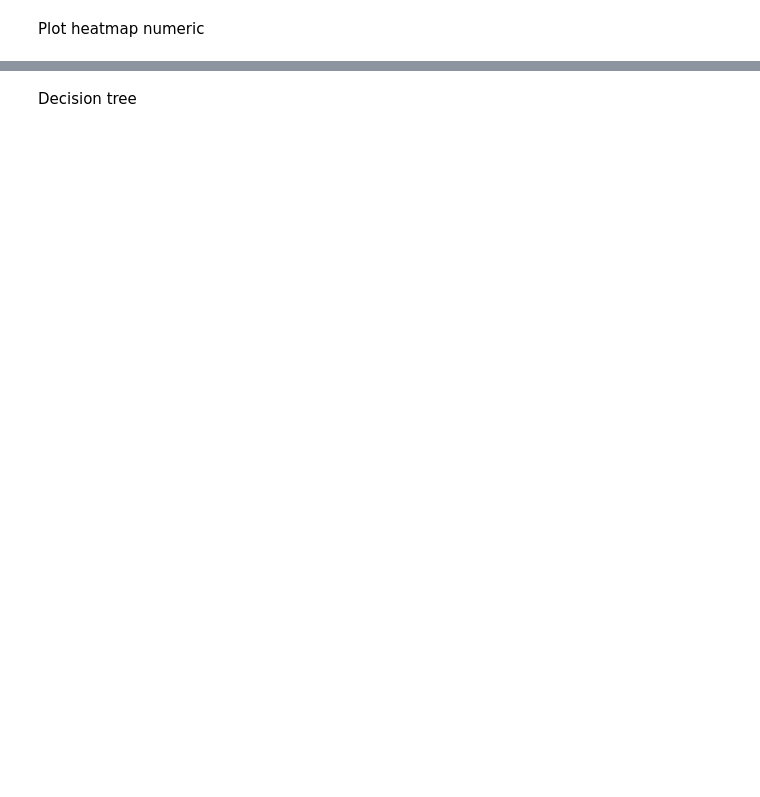
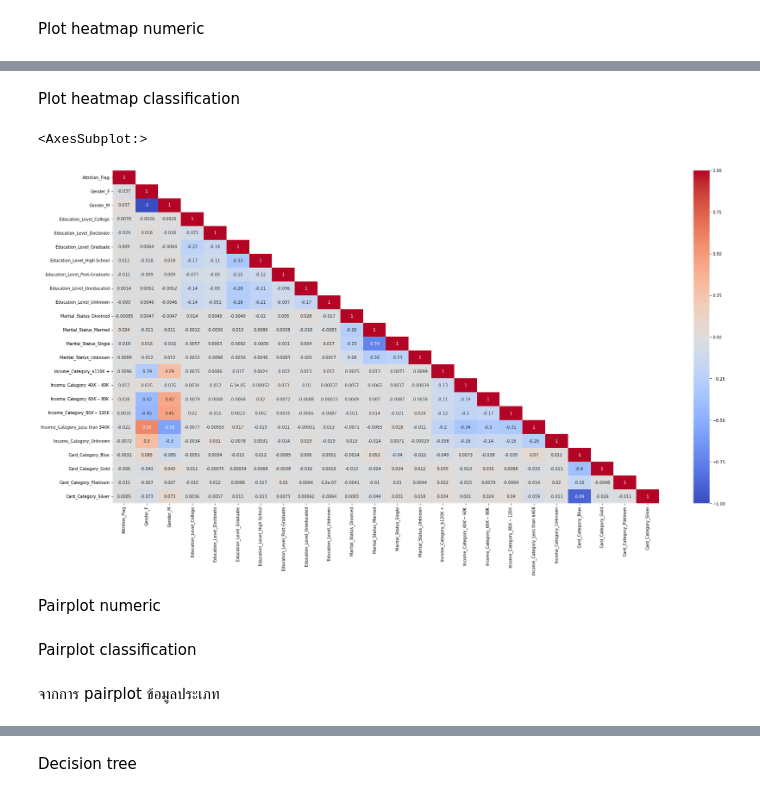
Before and after one commit to Kla10011/FRA503-MACHINE-LEARNING, a Jupyter notebook: HW_2_6351_card/HW_2_6351.ipynb, the cells around one changed output, grey strips where cells are left out. Cells and saved outputs as stored; diff of their text form; code cells hidden in the pictures; blank space fills up the shorter version.

```diff
--- a/HW_2_6351_card/HW_2_6351.ipynb
+++ b/HW_2_6351_card/HW_2_6351.ipynb
@@ -94,0 +103,15 @@ sns.heatmap(corr,mask= mask,vmax =9,annot= True,cmap= 'inferno')
+# %% [markdown]
+Plot heatmap classification
+# %%
+corr = df_class.corr()
+mask = np.array(corr)
+# print(corr)
+mask[np.tril_indices_from(mask)] = False
+fig,ax = plt.subplots()
+fig.set_size_inches(30,15)
+sns.heatmap(corr,mask= mask,vmax =1,vmin =-1,annot= True,cmap= 'coolwarm')
+# %% [output]
+<AxesSubplot:>
+[figure, added]
+# %% [markdown]
+Pairplot numeric
@@ -94,0 +120,2 @@ sns.heatmap(corr,mask= mask,vmax =9,annot= True,cmap= 'inferno')
+# %% [markdown]
+Pairplot classification
@@ -94,0 +124,2 @@ sns.heatmap(corr,mask= mask,vmax =9,annot= True,cmap= 'inferno')
+# %% [markdown]
+จากการ pairplot ข้อมูลประเภท
```
Also changed, not shown: parts of 14 cells of this notebook, 6 other files.
